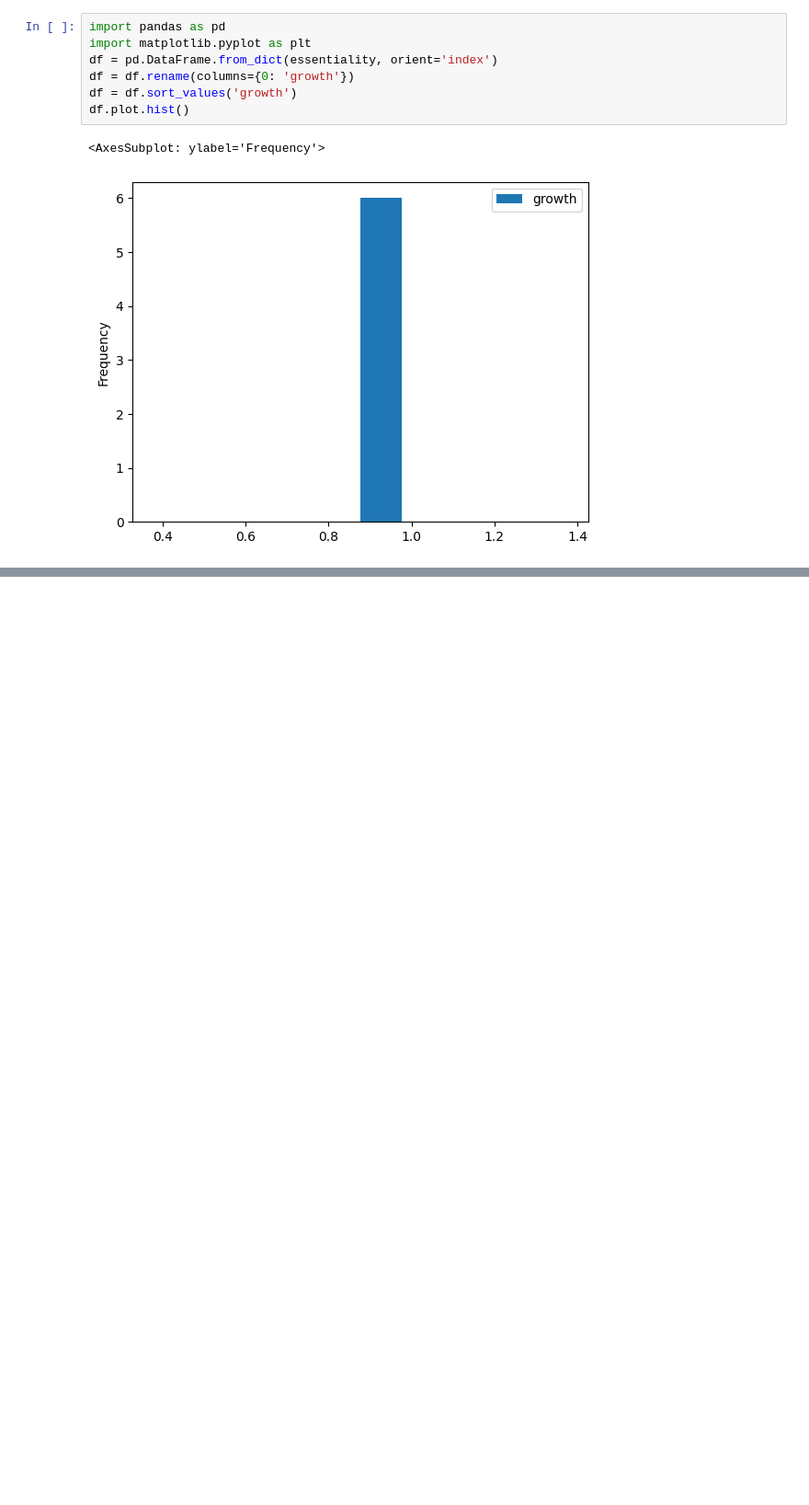
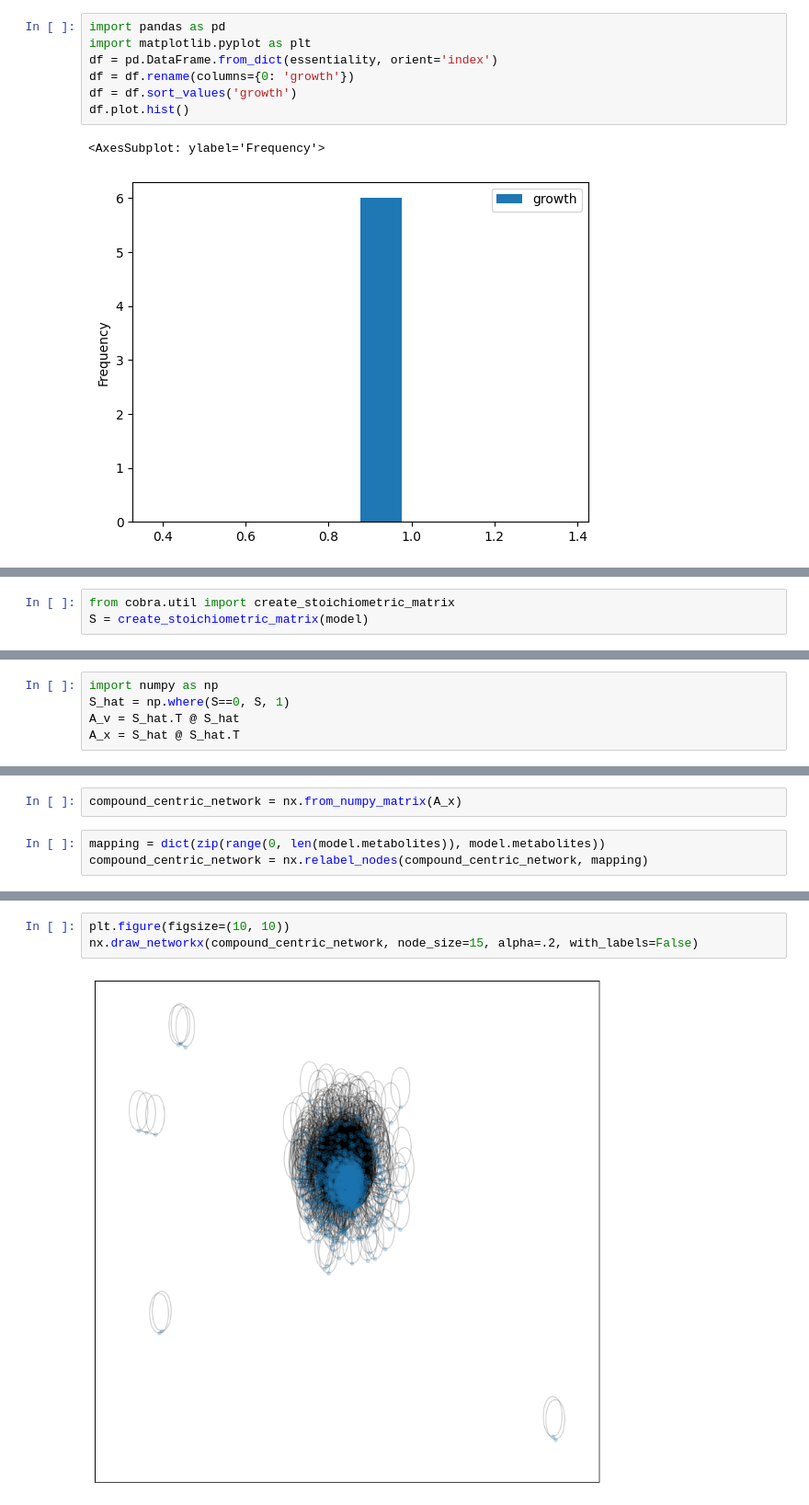
Before and after one commit to 27410/27410-group-assigment-group-13-glucosamine-in-e-coli, a Jupyter notebook: models/GSM.ipynb, the cells around one changed output, grey strips where cells are left out. Shown at 92% size. Cells and saved outputs as stored; diff of their text form; blank space fills up the shorter version.

```diff
--- a/models/GSM.ipynb
+++ b/models/GSM.ipynb
@@ -277,0 +430,3 @@ Name: fluxes, Length: 439, dtype: float64
+# %%
+from cobra.util import create_stoichiometric_matrix
+S = create_stoichiometric_matrix(model)
@@ -277,0 +443,5 @@ Name: fluxes, Length: 439, dtype: float64
+# %%
+import numpy as np
+S_hat = np.where(S==0, S, 1)
+A_v = S_hat.T @ S_hat
+A_x = S_hat @ S_hat.T
@@ -277,0 +450,5 @@ Name: fluxes, Length: 439, dtype: float64
+# %%
+compound_centric_network = nx.from_numpy_matrix(A_x)
+# %%
+mapping = dict(zip(range(0, len(model.metabolites)), model.metabolites))
+compound_centric_network = nx.relabel_nodes(compound_centric_network, mapping)
@@ -277,0 +471,5 @@ Name: fluxes, Length: 439, dtype: float64
+# %%
+plt.figure(figsize=(10, 10))
+nx.draw_networkx(compound_centric_network, node_size=15, alpha=.2, with_labels=False)
+# %% [output]
+[figure, added]
```
Also changed, not shown: parts of 30 cells of this notebook.
